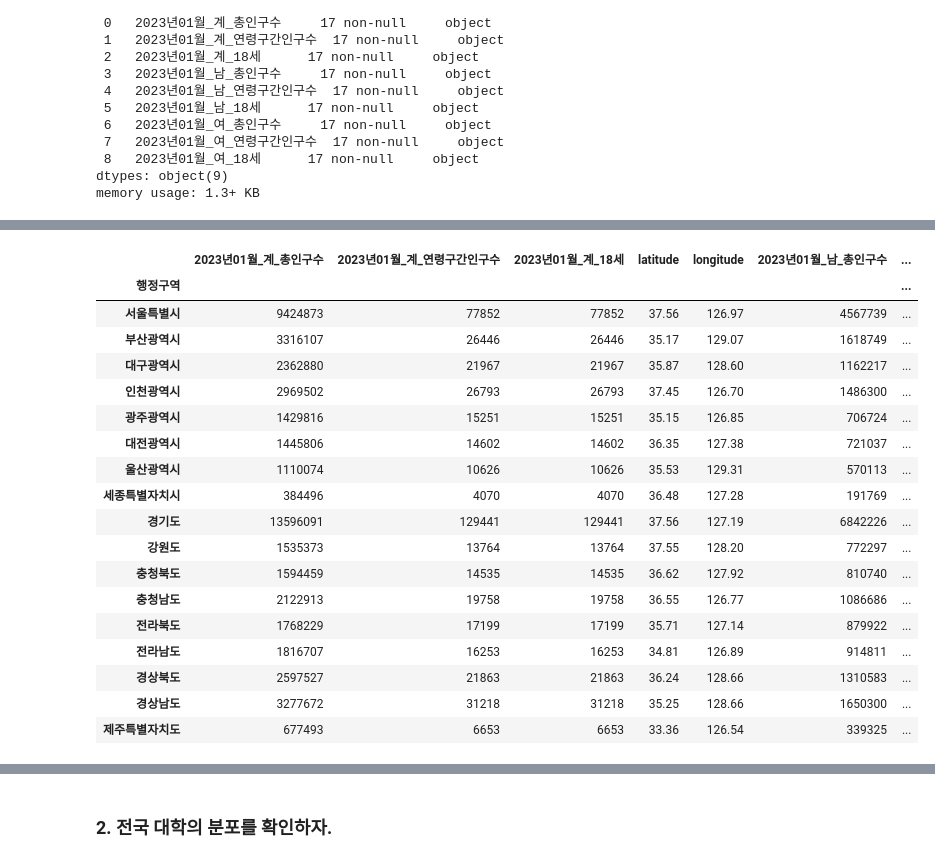
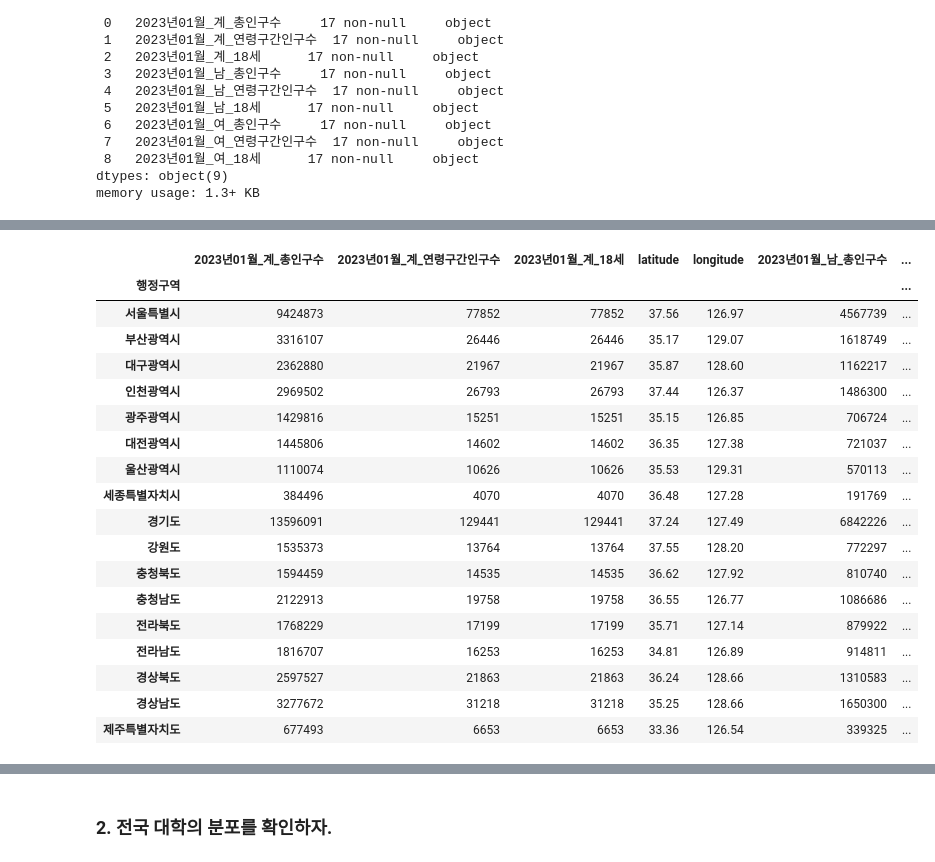
Before and after one commit to seyeon-shijuan/birth-rate-to-universities-visualization, a Jupyter notebook: notebook/individual_notebooks/JeongJiho_universities_rank_analysis.ipynb, the cells around one changed output, grey strips where cells are left out. Cells and saved outputs as stored; diff of their text form; code cells hidden in the pictures.

```diff
--- a/notebook/individual_notebooks/JeongJiho_universities_rank_analysis.ipynb
+++ b/notebook/individual_notebooks/JeongJiho_universities_rank_analysis.ipynb
@@ -164,7 +167,7 @@ import plotly.graph_objects as go
 
 plt.rcParams['figure.dpi'] = 300
 # %%
-df_.insert(3,'latitude',['37.56','35.17','35.87','37.45','35.15','36.35','35.53','36.48','37.56','37.55','36.62','36.55','35.71','34.81','36.24','35.25','33.36'])
+df_.insert(3,'latitude',['37.56','35.17','35.87','37.44','35.15','36.35','35.53','36.48','37.24','37.55','36.62','36.55','35.71','34.81','36.24','35.25','33.36'])
 df_
 # %% [output]
 |  | 2023년01월_계_총인구수 | 2023년01월_계_연령구간인구수 | 2023년01월_계_18세 | latitude | 2023년01월_남_총인구수 | 2023년01월_남_연령구간인구수 | ... |
@@ -187,20 +190,20 @@ df_
 | 경상남도 | 3277672 | 31218 | 31218 | 35.25 | 1650300 | 16517 | ... |
 | 제주특별자치도 | 677493 | 6653 | 6653 | 33.36 | 339325 | 3499 | ... |
 # %%
-df_.insert(4,'longitude',['126.97','129.07',' 128.60',' 126.70',' 126.85','127.38',' 129.31',' 127.28','127.19','128.20','127.92','126.77','127.14','126.89','128.66','128.66','126.54'])
+df_.insert(4,'longitude',['126.97','129.07',' 128.60','126.37 ',' 126.85','127.38',' 129.31',' 127.28','127.49','128.20','127.92','126.77','127.14','126.89','128.66','128.66','126.54'])
 df_
 # %% [output]
 |  | 2023년01월_계_총인구수 | 2023년01월_계_연령구간인구수 | 2023년01월_계_18세 | latitude | longitude | 2023년01월_남_총인구수 | ... |
 | 행정구역 |  |  |  |  |  |  | ... |
 | 서울특별시 | 9424873 | 77852 | 77852 | 37.56 | 126.97 | 4567739 | ... |
 | 부산광역시 | 3316107 | 26446 | 26446 | 35.17 | 129.07 | 1618749 | ... |
 | 대구광역시 | 2362880 | 21967 | 21967 | 35.87 | 128.60 | 1162217 | ... |
-| 인천광역시 | 2969502 | 26793 | 26793 | 37.45 | 126.70 | 1486300 | ... |
+| 인천광역시 | 2969502 | 26793 | 26793 | 37.44 | 126.37 | 1486300 | ... |
 | 광주광역시 | 1429816 | 15251 | 15251 | 35.15 | 126.85 | 706724 | ... |
 | 대전광역시 | 1445806 | 14602 | 14602 | 36.35 | 127.38 | 721037 | ... |
 | 울산광역시 | 1110074 | 10626 | 10626 | 35.53 | 129.31 | 570113 | ... |
 | 세종특별자치시 | 384496 | 4070 | 4070 | 36.48 | 127.28 | 191769 | ... |
-| 경기도 | 13596091 | 129441 | 129441 | 37.56 | 127.19 | 6842226 | ... |
+| 경기도 | 13596091 | 129441 | 129441 | 37.24 | 127.49 | 6842226 | ... |
 | 강원도 | 1535373 | 13764 | 13764 | 37.55 | 128.20 | 772297 | ... |
 | 충청북도 | 1594459 | 14535 | 14535 | 36.62 | 127.92 | 810740 | ... |
 | 충청남도 | 2122913 | 19758 | 19758 | 36.55 | 126.77 | 1086686 | ... |
```
Also changed, not shown: parts of 18 cells of this notebook.
